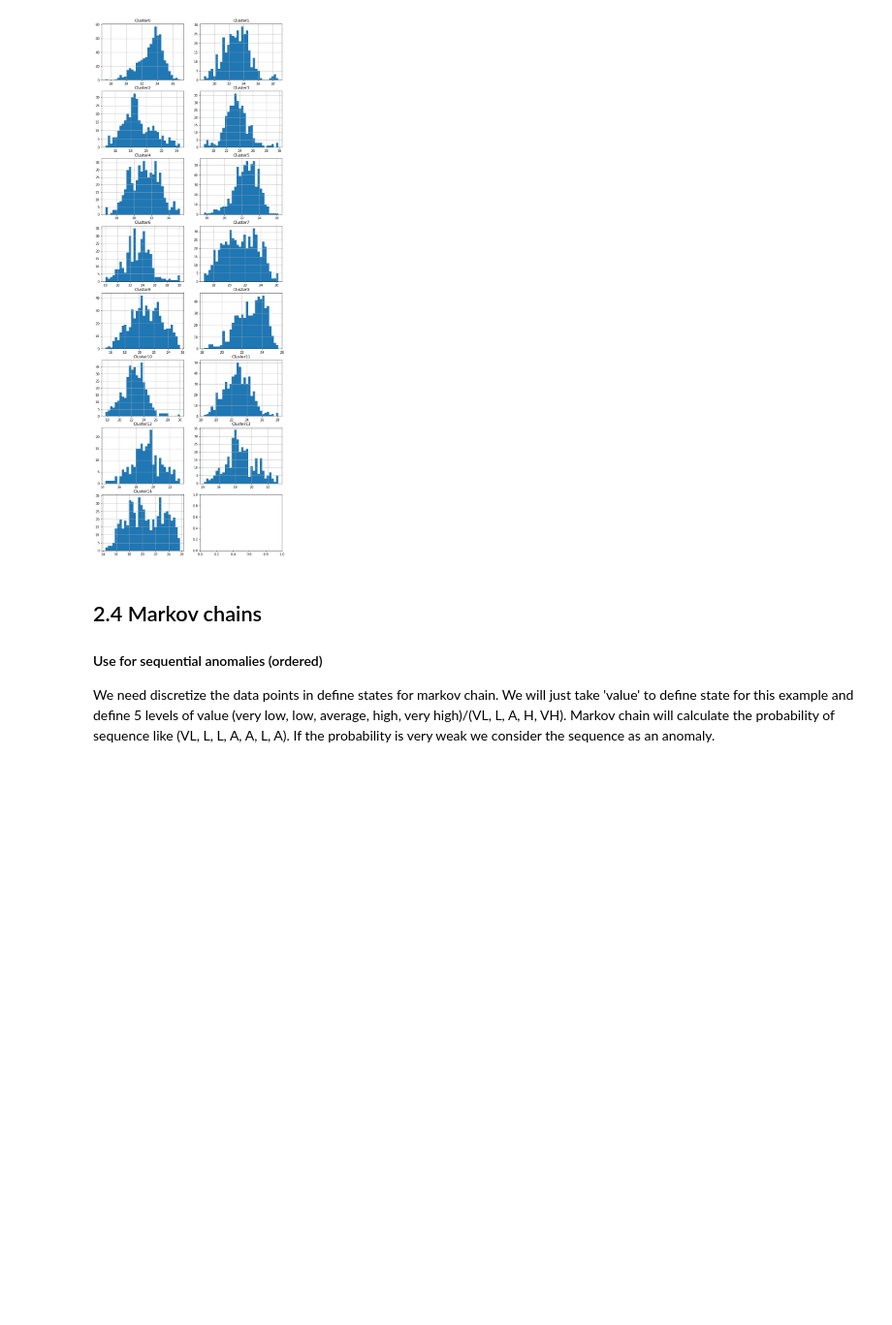
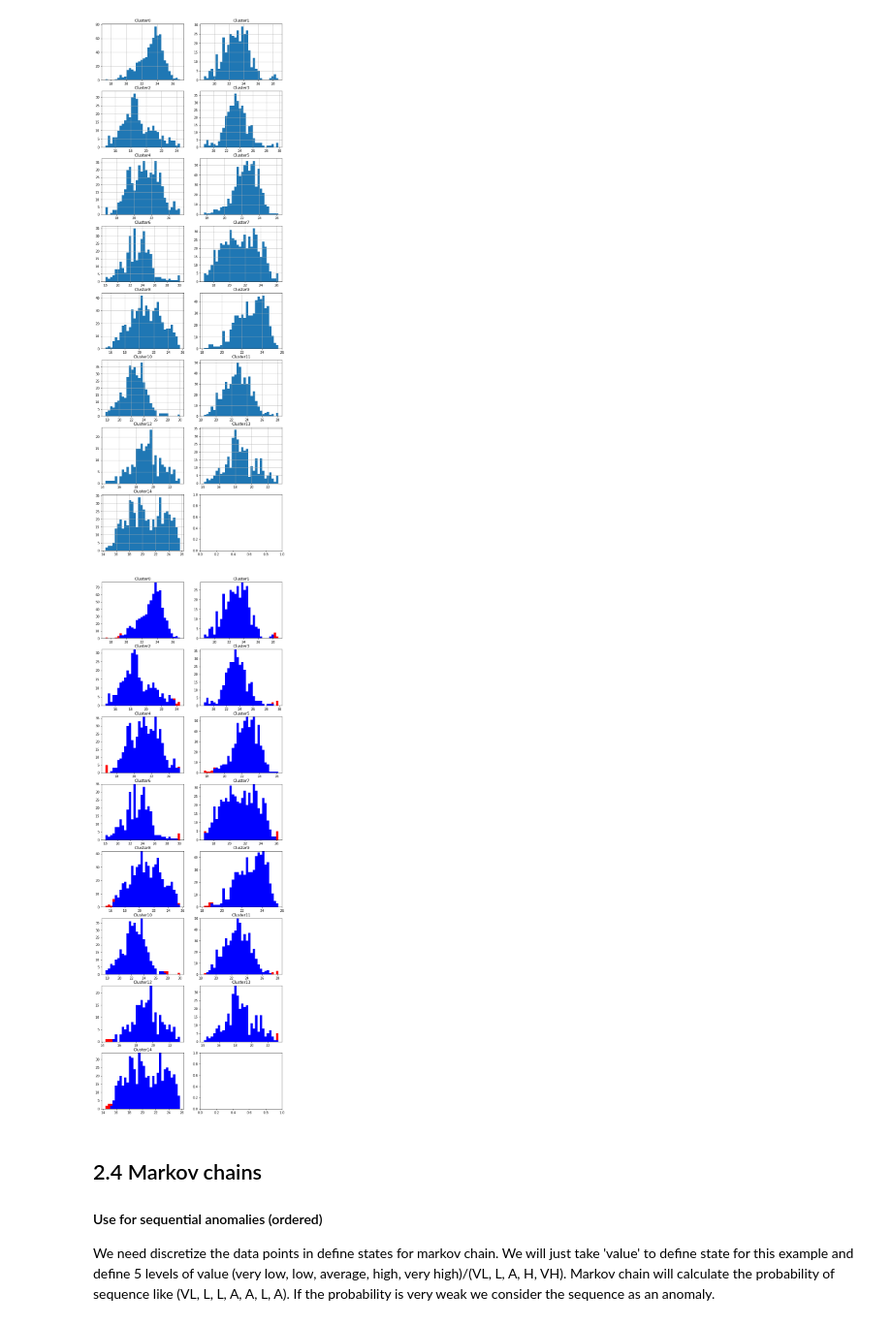
Before and after one commit to Yukkiasuna-sao/Anomaly_Detection, a Jupyter notebook: ipynb_translation/unsupervised-anomaly-detection.ipynb, the cells around one changed output. Shown at 97% size. Drawn from its saved outputs; the diff is of its cells as text; code cells hidden in the pictures; blank space fills up the shorter version.

```diff
--- a/ipynb_translation/unsupervised-anomaly-detection.ipynb
+++ b/ipynb_translation/unsupervised-anomaly-detection.ipynb
@@ -453,3 +453,9 @@ for i,j in zip(subplots_list,range(len(cluster_list))):
 plt.show()
 # %% [output]
 [figure]
+# %%
+cluster_list = [e for sl in cluster_list for e in sl]
+cluster_name = ["cluster{}".format(x) for x in np.sort(df['cluster'].unique())]
+
+cluster_df = pd.DataFrame(cluster_list).transpose()
+cluster_df.columns = cluster_name
@@ -456,3 +497,44 @@ plt.show()
+# %%
+a0, b0 = SegmentationAnomaly(cluster0)
+a1, b1 = SegmentationAnomaly(cluster1)
+a2, b2 = SegmentationAnomaly(cluster2)
+a3, b3 = SegmentationAnomaly(cluster3)
+a4, b4 = SegmentationAnomaly(cluster4)
+a5, b5 = SegmentationAnomaly(cluster5)
+a6, b6 = SegmentationAnomaly(cluster6)
+a7, b7 = SegmentationAnomaly(cluster7)
+a8, b8 = SegmentationAnomaly(cluster8)
+a9, b9 = SegmentationAnomaly(cluster9)
+a10, b10 = SegmentationAnomaly(cluster10)
+a11, b11 = SegmentationAnomaly(cluster11)
+a12, b12 = SegmentationAnomaly(cluster12)
+a13, b13 = SegmentationAnomaly(cluster13)
+a14, b14 = SegmentationAnomaly(cluster14)
+# %%
+fig, axs = plt.subplots(8,2, figsize = (10, 30))
+
+axs[0,0].hist([a0,b0], bins=32, stacked=True, color=['blue', 'red'], label=['normal', 'anomaly'])
+axs[0,1].hist([a1,b1], bins=32, stacked=True, color=['blue', 'red'], label=['normal', 'anomaly'])
+axs[1,0].hist([a2,b2], bins=32, stacked=True, color=['blue', 'red'], label=['normal', 'anomaly'])
+axs[1,1].hist([a3,b3], bins=32, stacked=True, color=['blue', 'red'], label=['normal', 'anomaly'])
+axs[2,0].hist([a4,b4], bins=32, stacked=True, color=['blue', 'red'], label=['normal', 'anomaly'])
+axs[2,1].hist([a5,b5], bins=32, stacked=True, color=['blue', 'red'], label=['normal', 'anomaly'])
+axs[3,0].hist([a6,b6], bins=32, stacked=True, color=['blue', 'red'], label=['normal', 'anomaly'])
+axs[3,1].hist([a7,b7], bins=32, stacked=True, color=['blue', 'red'], label=['normal', 'anomaly'])
+axs[4,0].hist([a8,b8], bins=32, stacked=True, color=['blue', 'red'], label=['normal', 'anomaly'])
+axs[4,1].hist([a9,b9], bins=32, stacked=True, color=['blue', 'red'], label=['normal', 'anomaly'])
+axs[5,0].hist([a10,b10], bins=32, stacked=True, color=['blue', 'red'], label=['normal', 'anomaly'])
+axs[5,1].hist([a11,b11], bins=32, stacked=True, color=['blue', 'red'], label=['normal', 'anomaly'])
+axs[6,0].hist([a12,b12], bins=32, stacked=True, color=['blue', 'red'], label=['normal', 'anomaly'])
+axs[6,1].hist([a13,b13], bins=32, stacked=True, color=['blue', 'red'], label=['normal', 'anomaly'])
+axs[7,0].hist([a14,b14], bins=32, stacked=True, color=['blue', 'red'], label=['normal', 'anomaly'])
+
+for i, j in zip(subplots_list, range(len(cluster_list))):
+    axs[i].set_title('Cluster{}'.format(j))
+
+plt.show()
+# %% [output]
+[figure, added]
 # %% [markdown]
 ## 2.4 Markov chains
 #### Use for  sequential anomalies (ordered)
```
Also changed, not shown: parts of 3 cells of this notebook.
